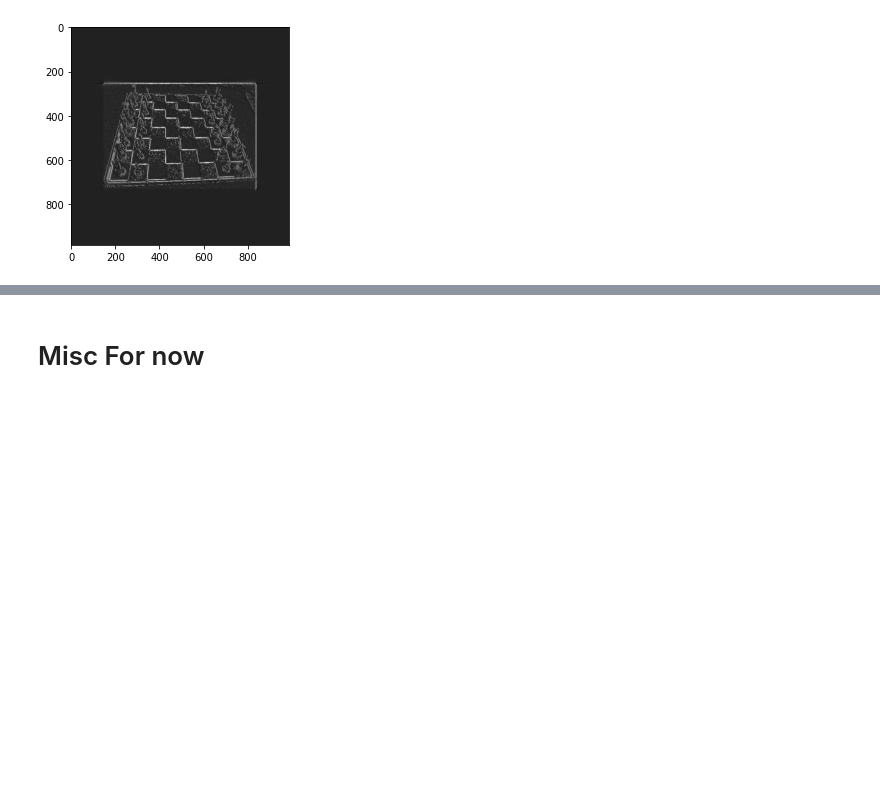
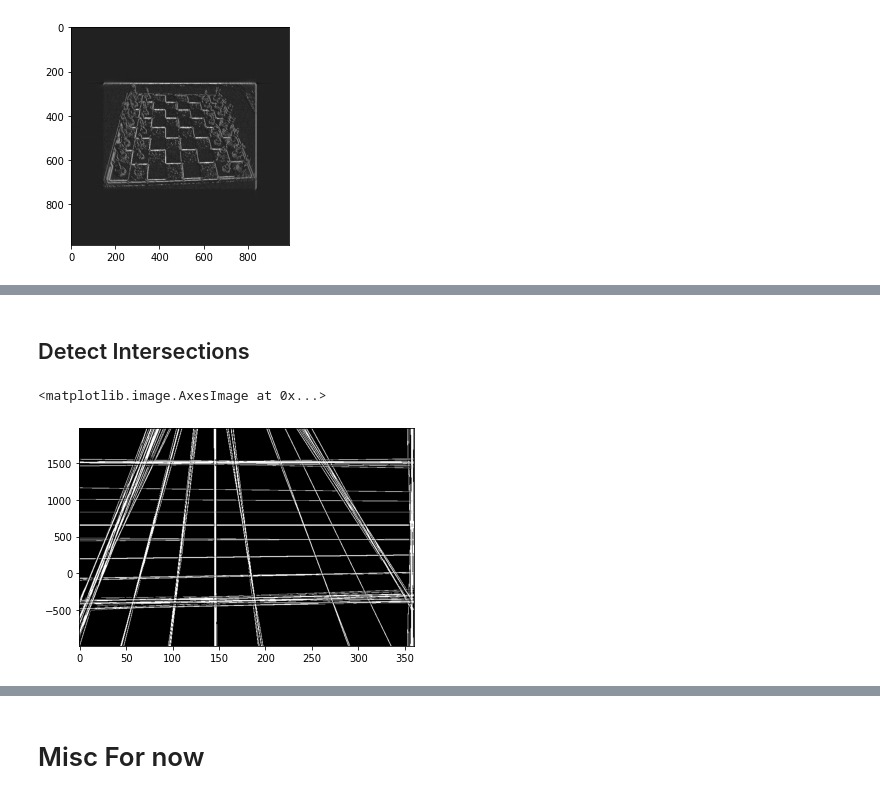
Before and after one commit to SamRapier/DigitisingChess, a Jupyter notebook: ChessBoardGridSegmentation.ipynb, the cells around one changed output, grey strips where cells are left out. Drawn from its saved outputs; the diff is of its cells as text; code cells hidden in the pictures; blank space fills up the shorter version.

Commit message:
Got Grid, need to detect intersections

```diff
--- a/ChessBoardGridSegmentation.ipynb
+++ b/ChessBoardGridSegmentation.ipynb
@@ -694,0 +697,8 @@ plt.imshow(reconstruction_sart, cmap=plt.cm.Greys_r)
+# %% [markdown]
+## Detect Intersections
+# %%
+ret, testImg = cv2.threshold(reconstruction_fbp, 0.03,255,cv2.THRESH_BINARY)
+plt.imshow(testImg,'gray',vmin=0,vmax=255, extent=(-dx, 360.0 + dx, -dy, sinogram.shape[0] + dy), aspect='auto')
+# %% [output]
+<matplotlib.image.AxesImage at 0x...>
+[figure, added]
```
Also changed, not shown: parts of 20 cells of this notebook.
